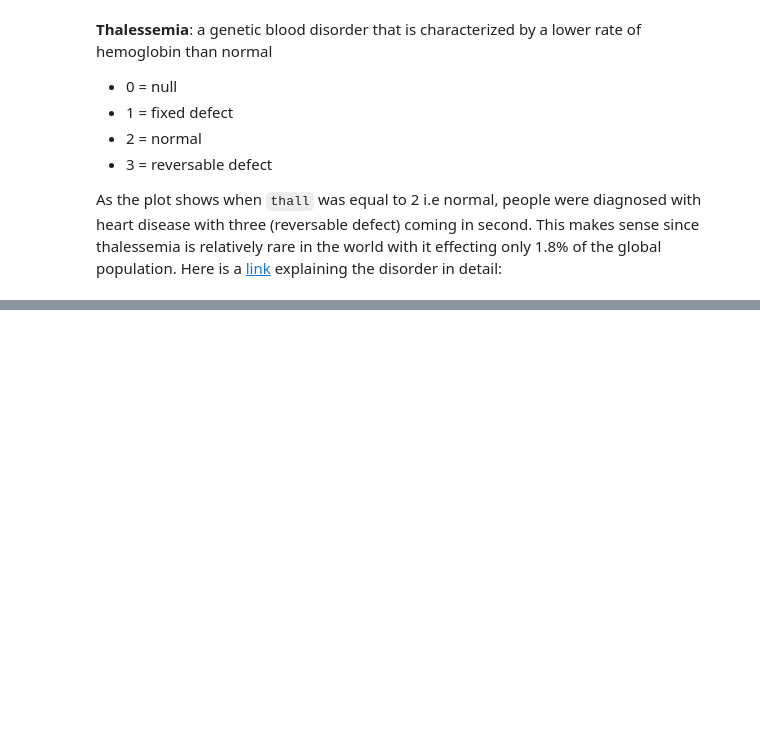
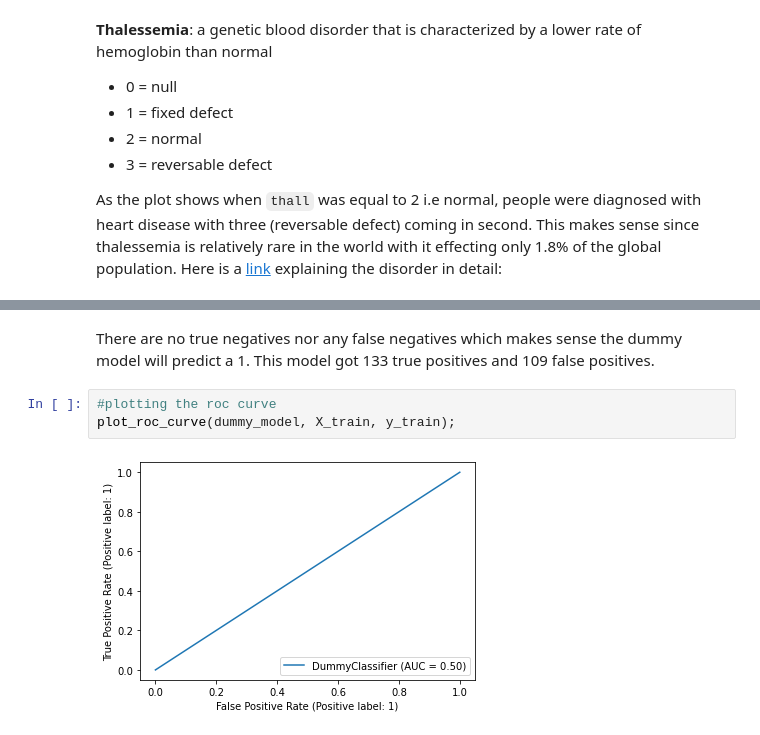
Before and after one commit to tvrjuana/heart-disease, a Jupyter notebook: heart_disease_modeling.ipynb, the cells around one changed output, grey strips where cells are left out. Saved outputs shown, nothing was run; the diff lists cells and outputs as text; blank space fills up the shorter version.

```diff
--- a/heart_disease_modeling.ipynb
+++ b/heart_disease_modeling.ipynb
@@ -332,0 +376,7 @@ As the plot shows when `thall` was equal to 2 i.e normal, people were diagnosed
+# %% [markdown]
+There are no true negatives nor any false negatives which makes sense the dummy model will predict a 1. This model got 133 true positives and 109 false positives.
+# %%
+#plotting the roc curve
+plot_roc_curve(dummy_model, X_train, y_train);
+# %% [output]
+[figure, added]
```
Also changed, not shown: parts of 13 cells of this notebook.
